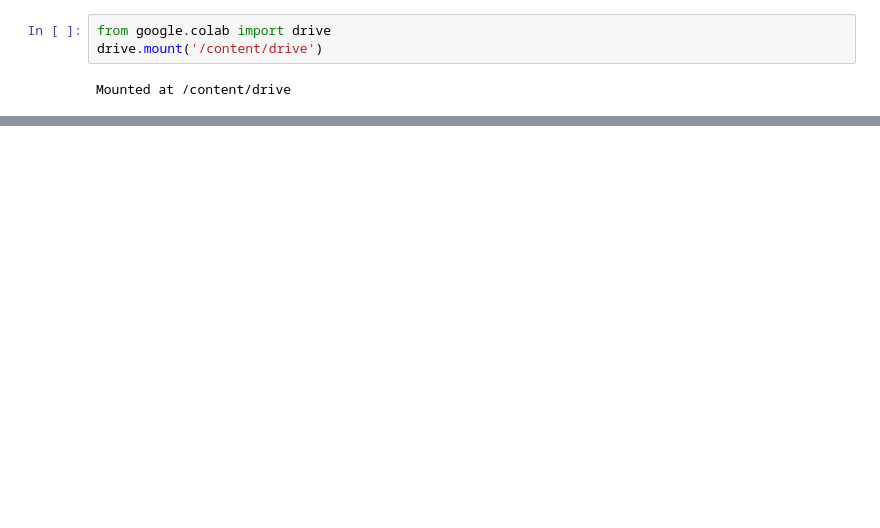
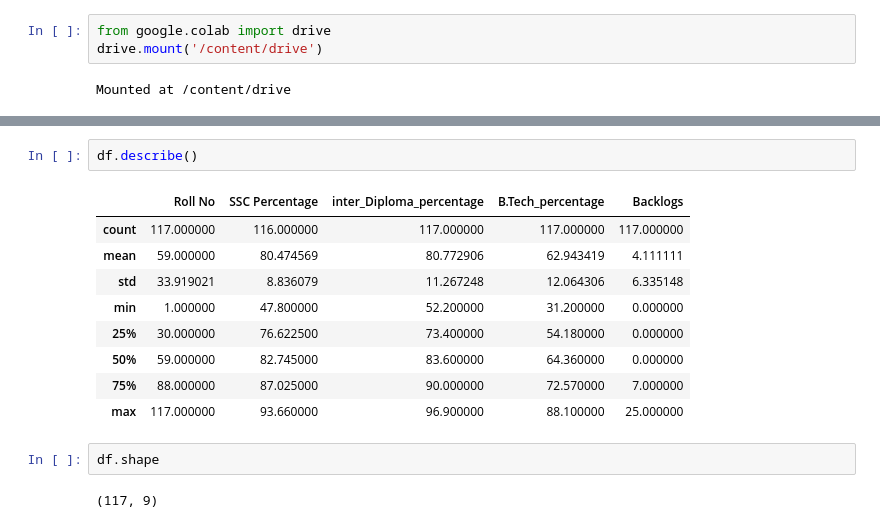
Before and after one commit to ChorapalliPavanKumar123/Pandas, a Jupyter notebook: Pandas.ipynb, the cells around one changed output, grey strips where cells are left out. Drawn from its saved outputs; the diff is of its cells as text; blank space fills up the shorter version.

```diff
--- a/Pandas.ipynb
+++ b/Pandas.ipynb
@@ -26,0 +41,16 @@ Mounted at /content/drive
+# %%
+df.describe()
+# %% [output]
+|  | Roll No | SSC Percentage | inter_Diploma_percentage | B.Tech_percentage | Backlogs |
+| count | 117.000000 | 116.000000 | 117.000000 | 117.000000 | 117.000000 |
+| mean | 59.000000 | 80.474569 | 80.772906 | 62.943419 | 4.111111 |
+| std | 33.919021 | 8.836079 | 11.267248 | 12.064306 | 6.335148 |
+| min | 1.000000 | 47.800000 | 52.200000 | 31.200000 | 0.000000 |
+| 25% | 30.000000 | 76.622500 | 73.400000 | 54.180000 | 0.000000 |
+| 50% | 59.000000 | 82.745000 | 83.600000 | 64.360000 | 0.000000 |
+| 75% | 88.000000 | 87.025000 | 90.000000 | 72.570000 | 7.000000 |
+| max | 117.000000 | 93.660000 | 96.900000 | 88.100000 | 25.000000 |
+# %%
+df.shape
+# %% [output]
+(117, 9)
```
Also changed, not shown: parts of 21 cells of this notebook.
